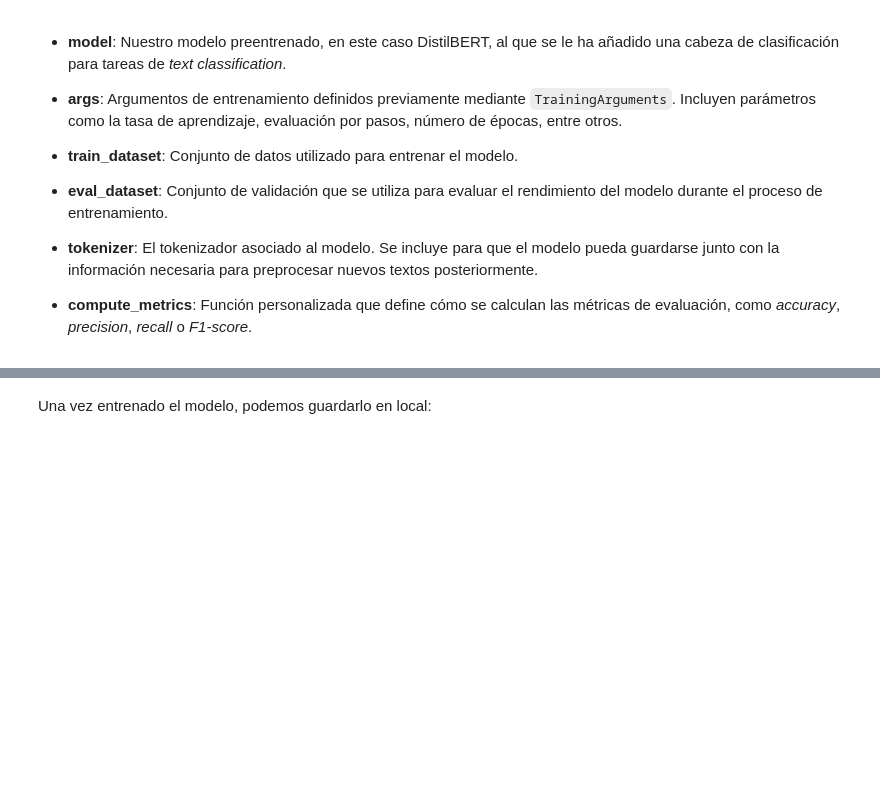
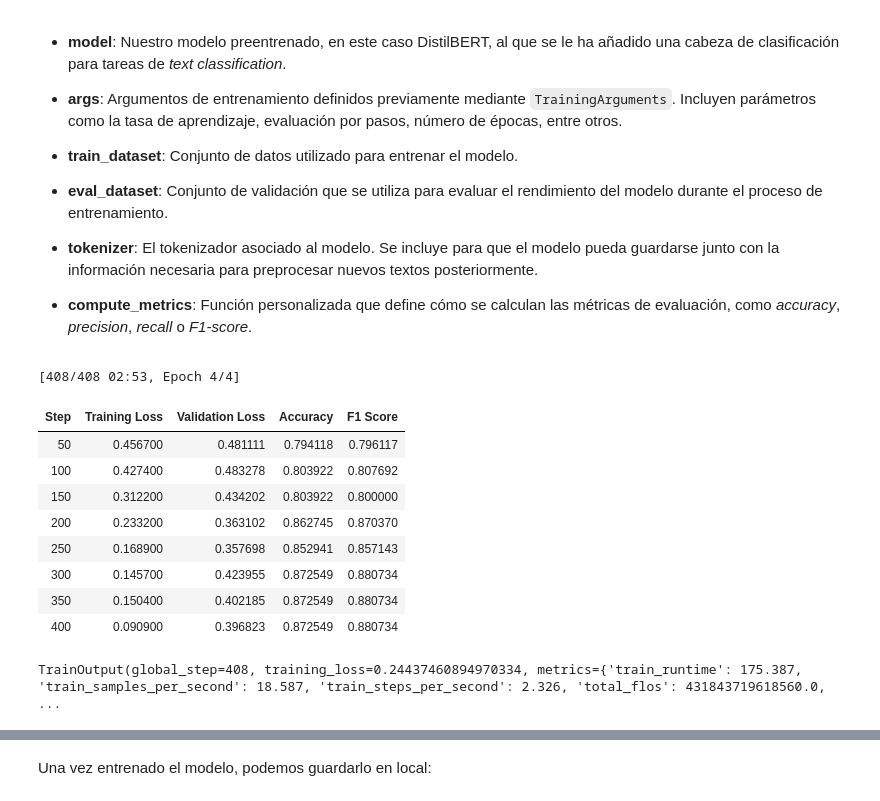
Before and after one commit to ivanrnarvaez/text_mining, a Jupyter notebook: 5_TextClassification_FeaturesAndLM_master_alumnos.ipynb, the cells around one changed output, grey strips where cells are left out. Saved outputs shown, nothing was run; the diff lists cells and outputs as text; code cells hidden in the pictures; blank space fills up the shorter version.

```diff
--- a/5_TextClassification_FeaturesAndLM_master_alumnos.ipynb
+++ b/5_TextClassification_FeaturesAndLM_master_alumnos.ipynb
@@ -589,5 +773,5 @@ model_name = ________________________________ #  'distilbert/distilbert-base-unc
 # %%
-tokenizer = AutoTokenizer._________________ # from_pretrained(model_name)
+tokenizer = AutoTokenizer.from_pretrained(model_name) # from_pretrained(model_name)
 # %% [markdown]
 Aquí vemos cómo el tokenizer divide el texto en subpalabras. Por ejemplo, palabras como "zebras" pueden dividirse en tokens como "zebra" y "##s" si no están en el vocabulario completo del modelo.  Este enfoque permite al modelo manejar cualquier palabra, incluso si no la ha visto durante su preentrenamiento, además de reducir el tamaño del vocabulario.
 # %%
@@ -601,9 +798,9 @@ def preprocess_function(examples):
     # Tokenizar el texto
     return tokenizer(examples['tweet_text'], padding="max_length", truncation=True)
 # %%
-train_dataset = train_dataset.map(________________, batched=True) # preprocess_function
-dev_dataset = dev_dataset.map(_______________, batched=True) # preprocess_function
-test_dataset = test_dataset.map(_______________, batched=True) # preprocess_function
+train_dataset = train_dataset.map(preprocess_function, batched=True) # preprocess_function
+dev_dataset = dev_dataset.map(preprocess_function, batched=True) # preprocess_function
+test_dataset = test_dataset.map(preprocess_function, batched=True) # preprocess_function
 # %% [markdown]
 ### Fine-tuning
 # %% [markdown]
@@ -616,4 +813,4 @@ from transformers import AutoModelForSequenceClassification, TrainingArguments,
 id2label = {0: "NO_MOLESTIA", 1: "MOLESTIA"}
 label2id = {"NO_MOLESTIA": 0, "MOLESTIA": 1}
 
-model = ________________________________
+model = AutoModelForSequenceClassification.from_pretrained(model_name, num_labels = 2, id2label=id2label, label2id=label2id)
@@ -693,16 +893,28 @@ Ya tenemos el modelo, los datos, los argumentos de entrenamiento y la función d
 - **compute_metrics**: Función personalizada que define cómo se calculan las métricas de evaluación, como *accuracy*, *precision*, *recall* o *F1-score*.
 # %%
 trainer = Trainer(
-    model=__________________,  # model
-    args=_________________,  # training_args
-    train_dataset=  ____________,  # train_dataset
-    eval_dataset= ___________,  # dev_dataset
-    tokenizer=___________ ,# tokenizer
-    compute_metrics= _______________, # compute_metrics
+    model=model,  # model
+    args=training_args,  # training_args
+    train_dataset=  train_dataset,  # train_dataset
+    eval_dataset= dev_dataset,  # dev_dataset
+    tokenizer=tokenizer ,# tokenizer
+    compute_metrics= compute_metrics, # compute_metrics
     #callbacks=[EarlyStoppingCallback(early_stopping_patience=2) # Podriamoshacer une arly stop
 )
 # %%
-trainer.__________________  #train()
+trainer.train()  #train()
+# %% [output]
+[408/408 02:53, Epoch 4/4]
+| Step | Training Loss | Validation Loss | Accuracy | F1 Score |
+| 50 | 0.456700 | 0.481111 | 0.794118 | 0.796117 |
+| 100 | 0.427400 | 0.483278 | 0.803922 | 0.807692 |
+| 150 | 0.312200 | 0.434202 | 0.803922 | 0.800000 |
+| 200 | 0.233200 | 0.363102 | 0.862745 | 0.870370 |
+| 250 | 0.168900 | 0.357698 | 0.852941 | 0.857143 |
+| 300 | 0.145700 | 0.423955 | 0.872549 | 0.880734 |
+| 350 | 0.150400 | 0.402185 | 0.872549 | 0.880734 |
+| 400 | 0.090900 | 0.396823 | 0.872549 | 0.880734 |
+TrainOutput(global_step=408, training_loss=0.24437460894970334, metrics={'train_runtime': 175.387, 'train_samples_per_second': 18.587, 'train_steps_per_second': 2.326, 'total_flos': 431843719618560.0, ...
 # %%
 import pandas as pd
 import matplotlib.pyplot as plt
```
Also changed, not shown: parts of 56 cells of this notebook.
